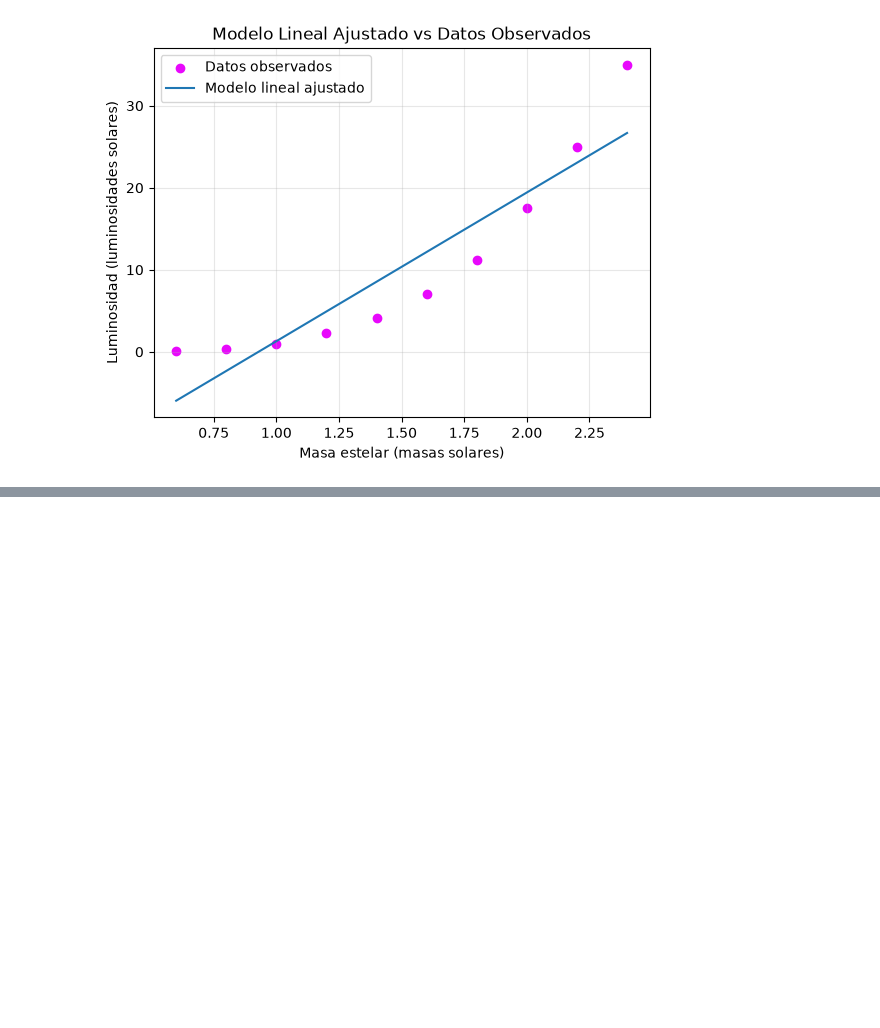
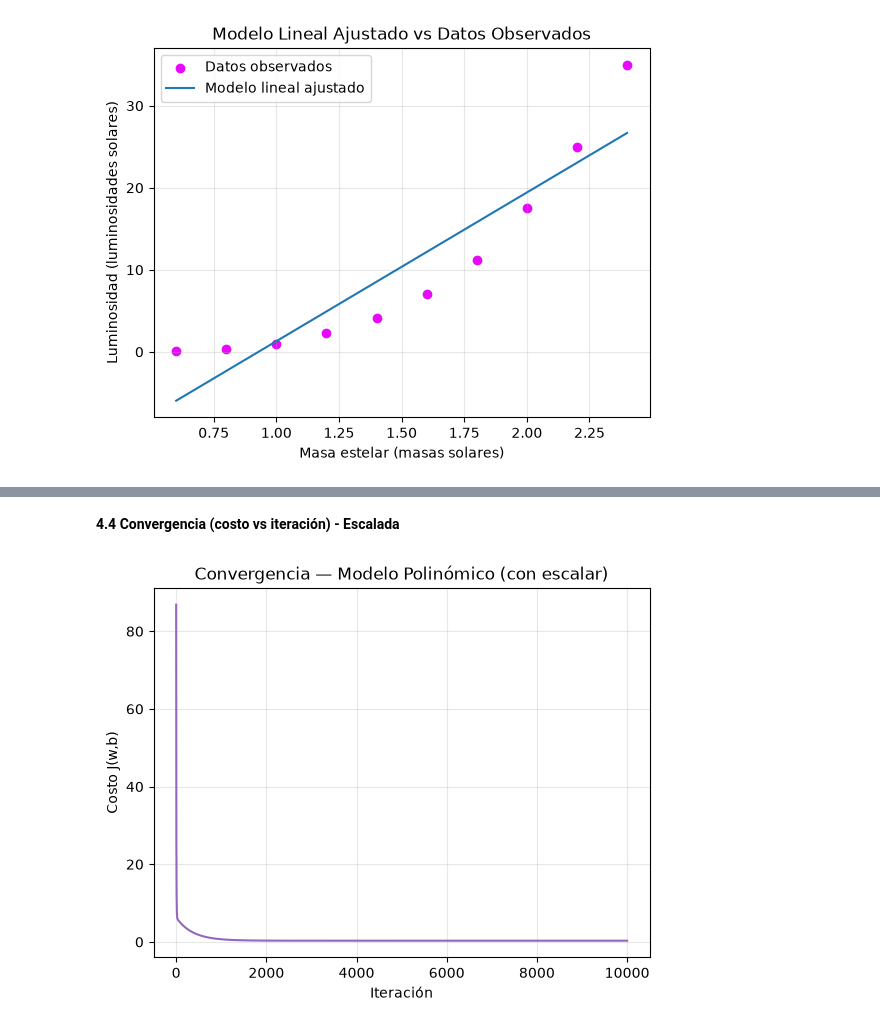
Before and after one commit to LuizaGonzalez/AI-and-Regression-Refresher, a Jupyter notebook: stellar_luminosity_hands_on.ipynb, the cells around one changed output, grey strips where cells are left out. Drawn from its saved outputs; the diff is of its cells as text; code cells hidden in the pictures; blank space fills up the shorter version.

```diff
--- a/stellar_luminosity_hands_on.ipynb
+++ b/stellar_luminosity_hands_on.ipynb
@@ -311,0 +444,15 @@ plt.show()
+# %%
+#Escalamos los datos polinómicos
+X_poly_scaled, means_poly, stds_poly = feature_scale(X_poly)
+
+w_init_poly_scaled = np.zeros(2) #dos valores uno por cada mass, mass**2
+b_init_poly_scaled = 0.0
+
+learning_rate_poly_s = 0.1
+iterations_poly_s = 10000
+
+w_poly_s, b_poly_s, it_poly_s, cost_poly_s = gradient_descent(X_poly_scaled, luminosity, w_init_poly_scaled, b_init_poly_scaled, learning_rate_poly_s, iterations_poly_s)
+
+print("w final:", w_poly_s)
+print("b final:", b_poly_s)
+print("Costo final:", cost_poly_s[-1])
@@ -311,0 +477,12 @@ plt.show()
+# %% [markdown]
+**4.4 Convergencia (costo vs iteración) - Escalada**
+# %%
+plt.figure()
+plt.plot(it_poly_s, cost_poly_s, color="#9467BD")
+plt.xlabel("Iteración")
+plt.ylabel("Costo J(w,b)")
+plt.title("Convergencia — Modelo Polinómico (con escalar)")
+plt.grid(True, alpha=0.3)
+plt.show()
+# %% [output]
+[figure, added]
```
Also changed, not shown: parts of 62 cells of this notebook, 1 other file.
